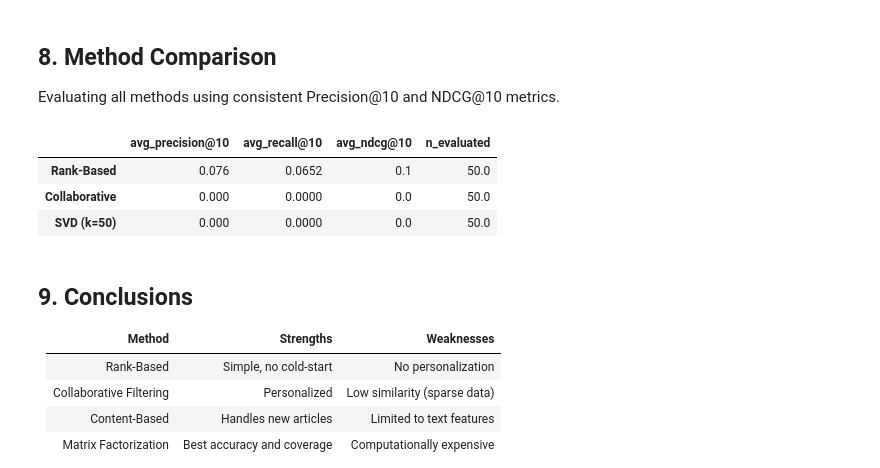
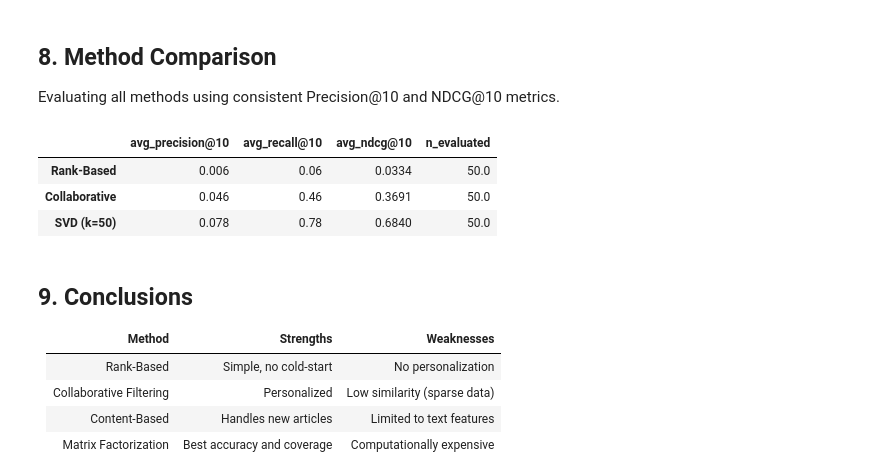
Before and after one commit to tobibolu/Personalized-Article-Recommendation-System, a Jupyter notebook: notebooks/recommender.ipynb, the cells around one changed output. Saved outputs shown, nothing was run; the diff lists cells and outputs as text; code cells hidden in the pictures.

Commit message:
Implement leakage-safe leave-one-out recommendation evaluation

```diff
--- a/notebooks/recommender.ipynb
+++ b/notebooks/recommender.ipynb
@@ -293,36 +293,36 @@ Evaluating all methods using consistent Precision@10 and NDCG@10 metrics.
 # %%
 from src.matrix_factorization import get_svd_recommendations
 
 cf_metrics = evaluate_recommendations(
     user_item,
-    recommend_fn=lambda uid: user_user_recs(uid, user_item, m=10),
+    recommend_fn=lambda uid, uim: user_user_recs(uid, uim, m=10),
     k=10, sample_size=50
 )
 
 svd_metrics = evaluate_recommendations(
     user_item,
-    recommend_fn=lambda uid: get_svd_recommendations(uid, user_item, U, s, Vt, k=50, n=10),
+    recommend_fn=lambda uid, uim: get_svd_recommendations(uid, uim, U, s, Vt, k=50, n=10),
     k=10, sample_size=50
 )
 
 rank_recs = get_top_article_ids(df, 10)
 rank_metrics = evaluate_recommendations(
     user_item,
-    recommend_fn=lambda uid: rank_recs,
+    recommend_fn=lambda uid, _uim: rank_recs,
     k=10, sample_size=50
 )
 
 comparison = pd.DataFrame({
     'Rank-Based': rank_metrics,
     'Collaborative': cf_metrics,
     'SVD (k=50)': svd_metrics,
 }).T
 display(comparison)
 # %% [output]
 |  | avg_precision@10 | avg_recall@10 | avg_ndcg@10 | n_evaluated |
-| Rank-Based | 0.076 | 0.0652 | 0.1 | 50.0 |
-| Collaborative | 0.000 | 0.0000 | 0.0 | 50.0 |
-| SVD (k=50) | 0.000 | 0.0000 | 0.0 | 50.0 |
+| Rank-Based | 0.006 | 0.06 | 0.0334 | 50.0 |
+| Collaborative | 0.046 | 0.46 | 0.3691 | 50.0 |
+| SVD (k=50) | 0.078 | 0.78 | 0.6840 | 50.0 |
 # %% [markdown]
 ## 9. Conclusions
 
```
Also changed, not shown: parts of 4 cells of this notebook, 10 other files.
